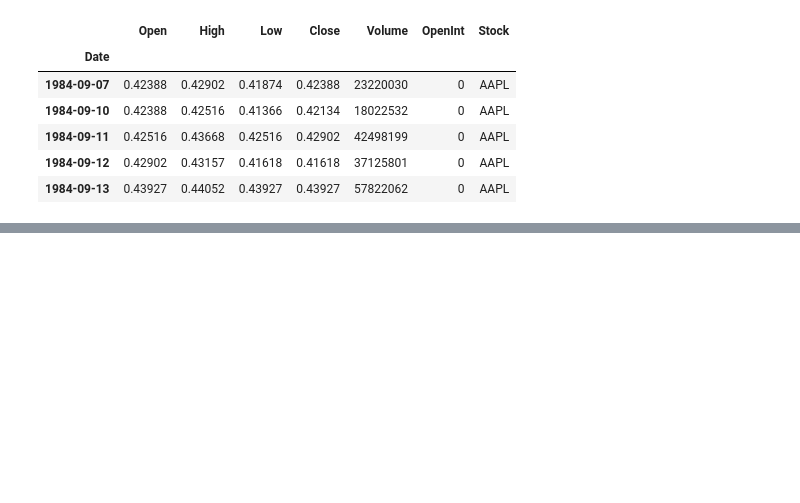
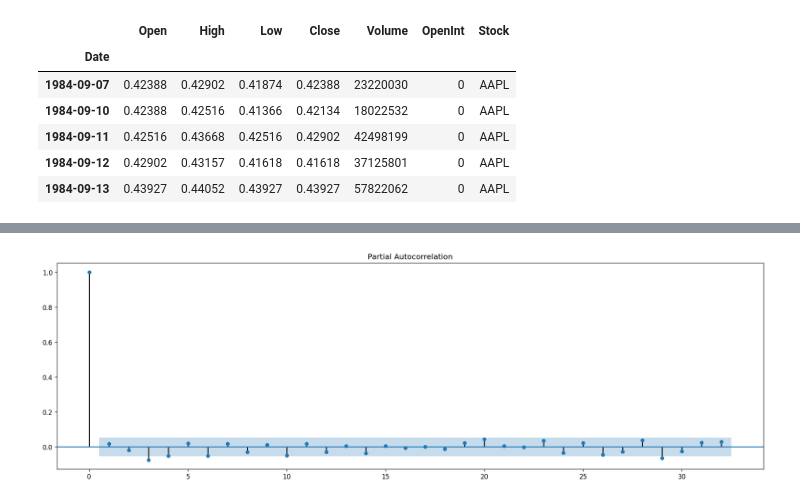
Before and after one commit to DaiVo20/Stock-Price-Prediction, a Jupyter notebook: ARIMA.ipynb, the cells around one changed output, grey strips where cells are left out. Drawn from its saved outputs; the diff is of its cells as text; code cells hidden in the pictures; blank space fills up the shorter version.

```diff
--- a/ARIMA.ipynb
+++ b/ARIMA.ipynb
@@ -55,0 +93,4 @@ ndiffs(stock['FB'],test='adf')
+# %%
+plot_pacf(stock['FB'].diff().dropna());
+# %% [output]
+[figure, added]
```
Also changed, not shown: parts of 38 cells of this notebook.
